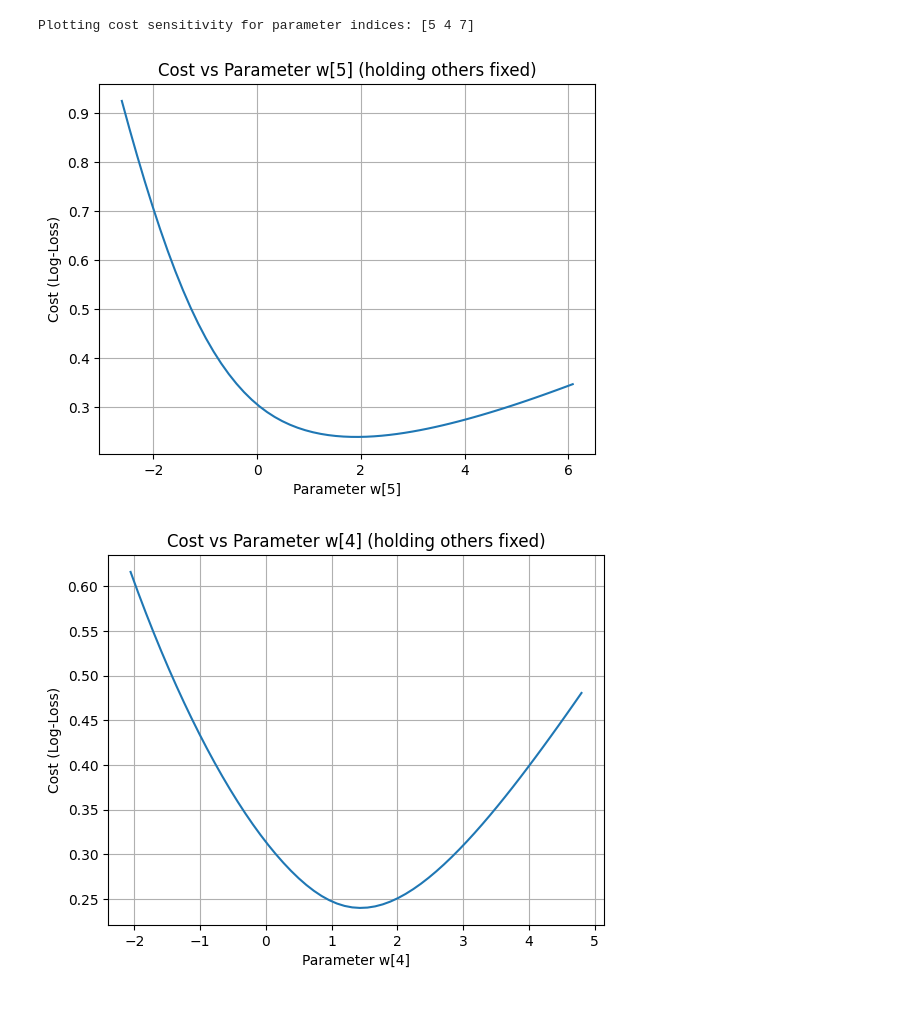
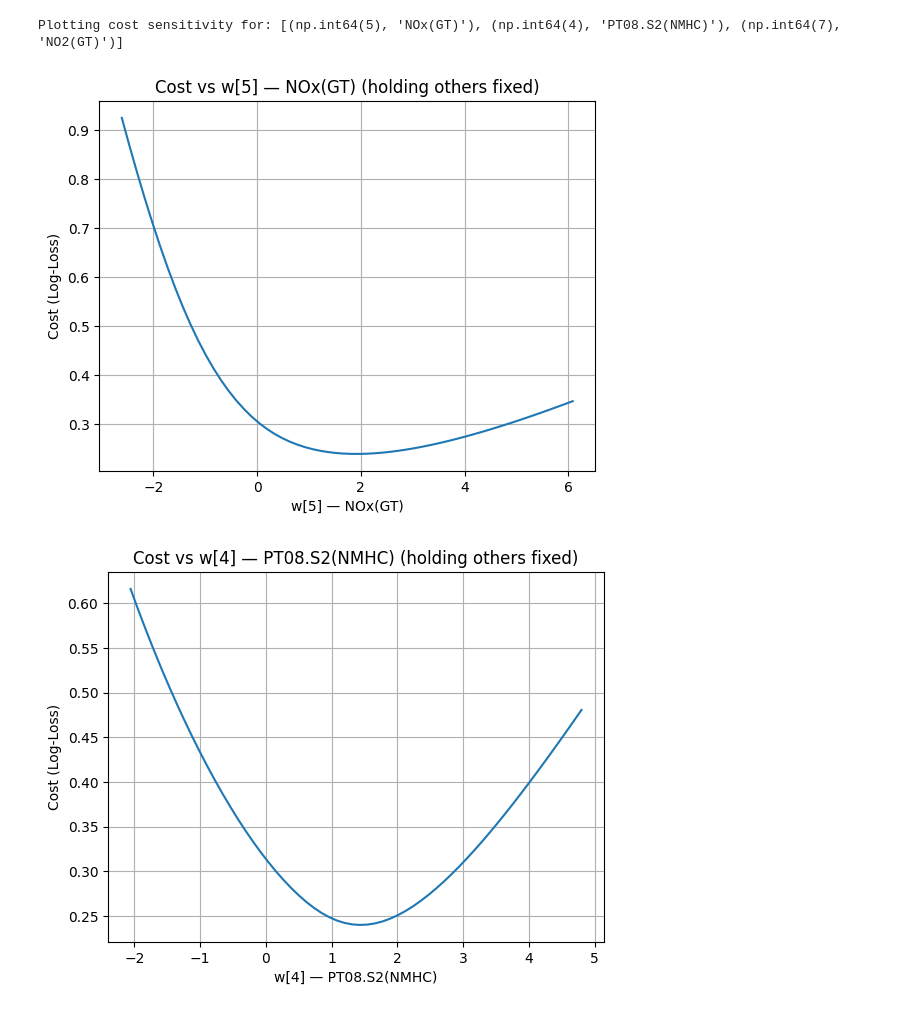
Before and after one commit to amrutha2413/AI_Models_Projects, a Jupyter notebook: Logistic_Regression_Project.ipynb, the cells around one changed output. Drawn from its saved outputs; the diff is of its cells as text; code cells hidden in the pictures.

```diff
--- a/Logistic_Regression_Project.ipynb
+++ b/Logistic_Regression_Project.ipynb
@@ -19,6 +19,7 @@ import pandas as pd
 #   - y is an (m,) label vector
 
 # TODO: replace with your real data loading
+csv_path="/content/sample_data/Air_Quality - Sheet1(1).csv"
 def load_data(csv_path="/content/sample_data/Air_Quality - Sheet1(1).csv"):
     """
     Loads the Air Quality dataset and prepares X and y for logistic regression.
@@ -199,66 +200,79 @@ plt.show()
 
 # Identify top-3 parameters by |w| (excluding bias at index 0)
 
+
+_df = pd.read_csv(csv_path)
+_target_col = "CO(GT)" if "CO(GT)" in _df.columns else _df.columns[0]
+_feature_cols = [c for c in _df.columns if c not in [_target_col, "Date", "Time"]]
+feature_names = _df[_feature_cols].select_dtypes(include=[np.number]).columns.tolist()
+
+#this is to make sure that the number of feature names alighed with lneght of the # of weights-1
+#if not, there is an error
+assert len(feature_names) == (len(w) - 1), "feature_names must align with w[1:]"
+
+# Identify top-3 parameters by |w| (excluding bias at index 0)
 param_indices = np.argsort(np.abs(w[1:]))[::-1][:3] + 1  # shift by 1 to skip bias
-print("Plotting cost sensitivity for parameter indices:", param_indices)
+param_names   = [feature_names[i - 1] for i in param_indices]
+
+print("Plotting cost sensitivity for:", list(zip(param_indices, param_names)))
 
 def compute_cost_given_w(mod_w):
-    # Helper to compute cost for a modified parameter vector
-    y_hat_mod = predict_proba(X, mod_w)
+    y_hat_mod = predict_proba(X, mod_w)   # X already includes bias
     return binary_cross_entropy(y, y_hat_mod)
 
-# For each chosen parameter, sweep values and compute cost
-for idx in param_indices:
+for idx, pname in zip(param_indices, param_names):
     center = w[idx]
     #  choose a sensible sweep range; here: ±1.0 around the trained value
-    width = max(0.5, 2.5 * max(1e-3, abs(center)))
-    sweep = np.linspace(center - width, center + width, 60)
+    width  = max(0.5, 2.5 * max(1e-3, abs(center)))
+    sweep  = np.linspace(center - width, center + width, 60)
+    #sweep = np.linspace(center - 1.0, center + 1.0, 60) --> Doesn't adapt to the scale of the parameter values
 
-    #sweep = np.linspace(center - 1.0, center + 1.0, 60) --> Doesn't adapt to the scale of the parameter values
 
     costs = []
     for val in sweep:
         w_tmp = w.copy()
         w_tmp[idx] = val
         costs.append(compute_cost_given_w(w_tmp))
+
     plt.figure()
     plt.plot(sweep, costs)
-    plt.xlabel(f"Parameter w[{idx}]")
+    plt.xlabel(f"w[{idx}] — {pname}")                   # name shown here
     plt.ylabel("Cost (Log-Loss)")
-    plt.title(f"Cost vs Parameter w[{idx}] (holding others fixed)")
+    plt.title(f"Cost vs w[{idx}] — {pname} (holding others fixed)")
     plt.grid(True)
     plt.show()
+
 
 
 # 9) (Optional) Inference helper
 # --------------------------------------------------
 def predict_label(X_new, w, threshold=0.5):
     #Returns 0/1 predictions based on threshold
     return (predict_proba(X_new, w) >= threshold).astype(int)
 
 # Example usage (remove in production):
 # preds = predict_label(X, w)
 # accuracy = (preds == y).mean()
 # print("Training accuracy (for reference only):", accuracy)
 # %% [output]
 Columns: ['Date', 'Time', 'CO(GT)', 'PT08.S1(CO)', 'NMHC(GT)', 'C6H6(GT)', 'PT08.S2(NMHC)', 'NOx(GT)', 'PT08.S3(NOx)', 'NO2(GT)', 'PT08.S4(NO2)', 'PT08.S5(O3)', 'T', 'RH', 'AH']
          Date      Time  CO(GT)  PT08.S1(CO)  NMHC(GT)  C6H6(GT)  \
 0  10/03/2004  18.00.00     2.6         1360       150      11.9
 1  10/03/2004  19.00.00     2.0         1292       112       9.4
 2  10/03/2004  20.00.00     2.2         1402        88       9.0
 3  10/03/2004  21.00.00     2.2         1376        80       9.2
 4  10/03/2004  22.00.00     1.6         1272        51       6.5
 
    PT08.S2(NMHC)  NOx(GT)  PT08.S3(NOx)  NO2(GT)  PT08.S4(NO2)  PT08.S5(O3)  \
 0           1046      166          1056      113          1692         1268
 1            955      103          1174       92          1559          972
 2            939      131          1140      114          1555         1074
 ... (21 lines left out)
 [-1.34077969  0.4421718   0.54311565 -0.09820819  1.37086582  1.73838232
  -0.55139605  0.73444277  0.55047129  0.57920455 -0.41204683 -0.64582596
  -0.5243058 ]
 Training accuracy: 0.9175
 [figure]
-Plotting cost sensitivity for parameter indices: [5 4 7]
+Plotting cost sensitivity for: [(np.int64(5), 'NOx(GT)'), (np.int64(4), 'PT08.S2(NMHC)'), (np.int64(7), 'NO2(GT)')]
-[figure, old version]
+[figure, new version]
-[figure, old version]
+[figure, new version]
```
Also changed, not shown: parts of 1 cell of this notebook.
